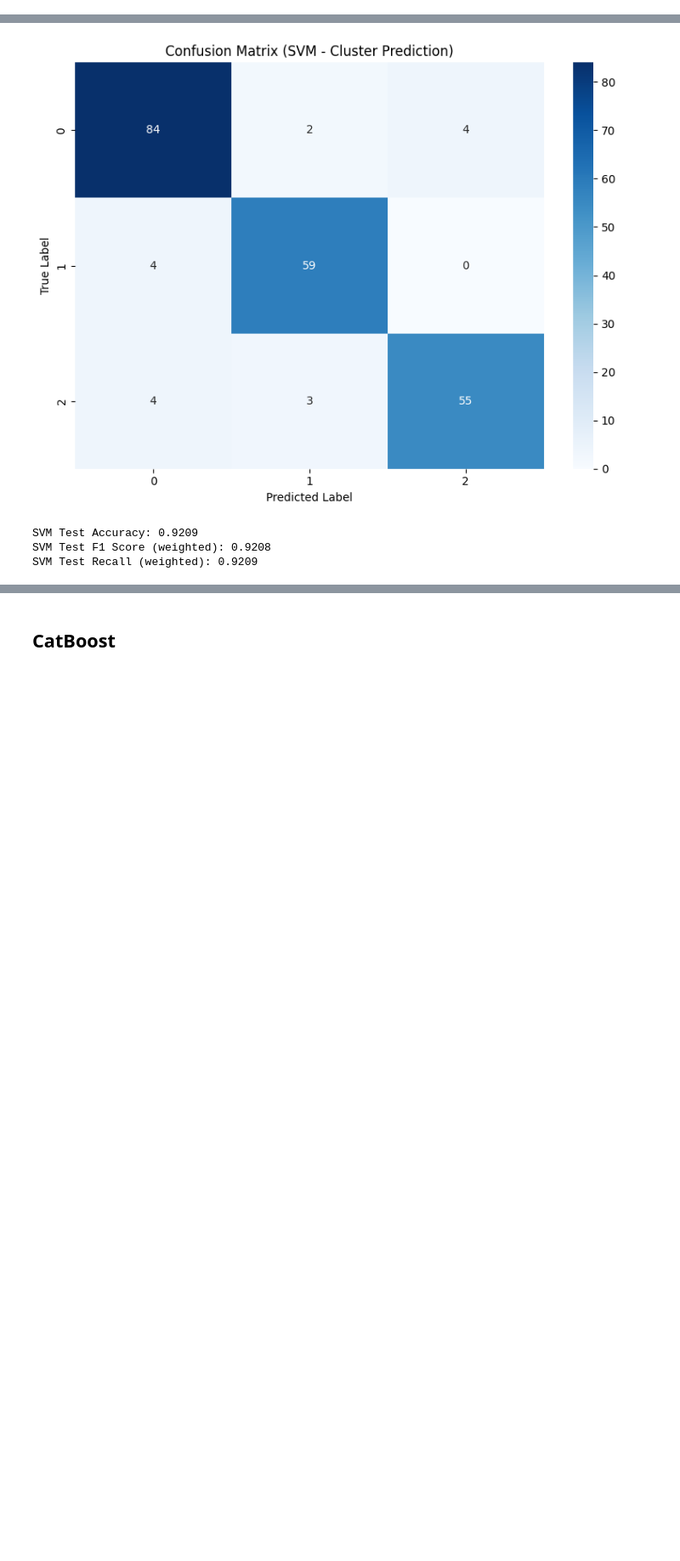
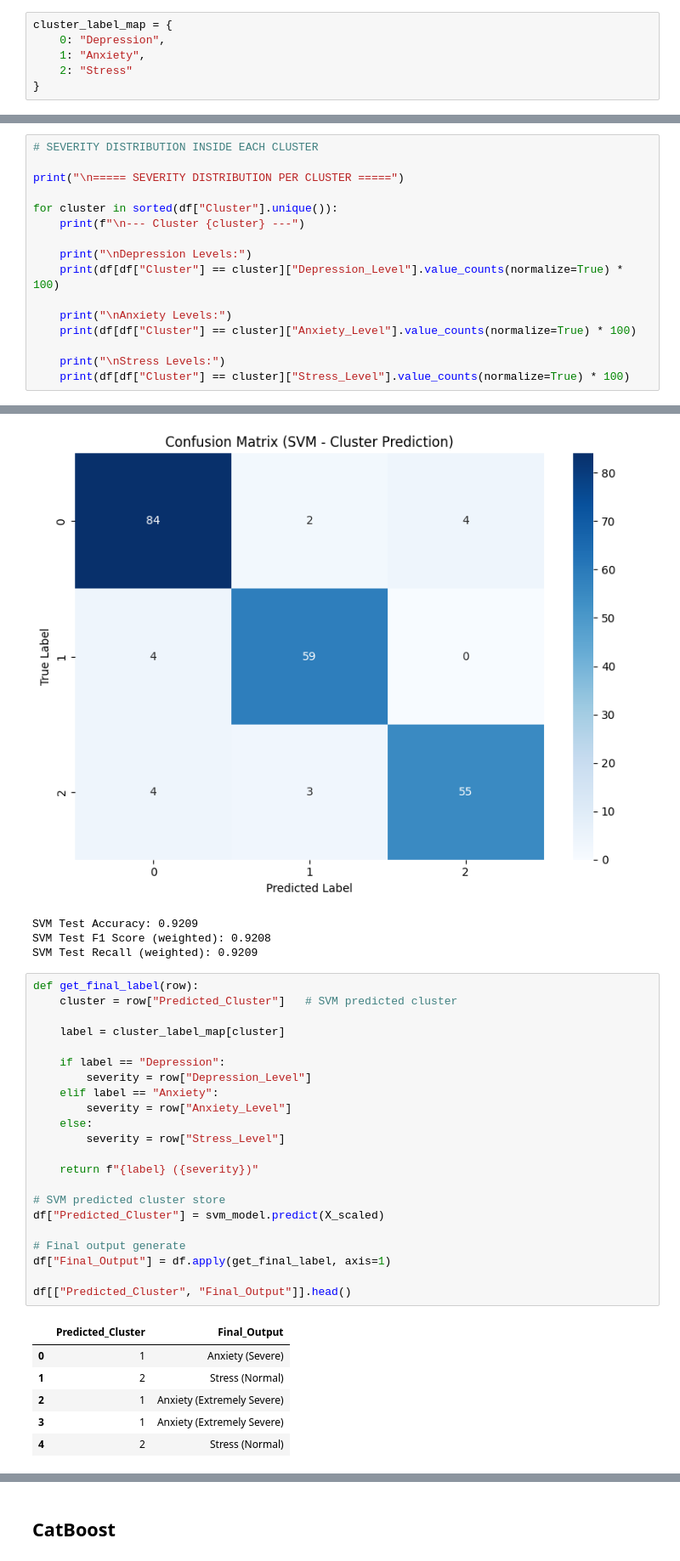
Before and after one commit to MH-Mehedi06/DASS21, a Jupyter notebook: DASS21.ipynb, the cells around one changed output, grey strips where cells are left out. Shown at 85% size. Cells and saved outputs as stored; diff of their text form; blank space fills up the shorter version.

Commit message:
Update Severity Level

```diff
--- a/DASS21.ipynb
+++ b/DASS21.ipynb
@@ -526,3 +499,9 @@ Cluster 2: Avg Dep=11.5, Anx=12.8, Stress=11.7
+# %%
+cluster_label_map = {
+    0: "Depression",
+    1: "Anxiety",
+    2: "Stress"
+}
 # %% [markdown]
 ## GMM (Gaussian Mixture Model) Clustering
 
@@ -615,3 +594,19 @@ Cluster_GMM
 GMM Cluster 2: Avg Dep=15.3, Anx=15.9, Stress=17.8
 
 GMM Cluster 3: Avg Dep=22.3, Anx=24.0, Stress=21.0
+# %%
+# SEVERITY DISTRIBUTION INSIDE EACH CLUSTER
+
+print("\n===== SEVERITY DISTRIBUTION PER CLUSTER =====")
+
+for cluster in sorted(df["Cluster"].unique()):
+    print(f"\n--- Cluster {cluster} ---")
+
+    print("\nDepression Levels:")
+    print(df[df["Cluster"] == cluster]["Depression_Level"].value_counts(normalize=True) * 100)
+
+    print("\nAnxiety Levels:")
+    print(df[df["Cluster"] == cluster]["Anxiety_Level"].value_counts(normalize=True) * 100)
+
+    print("\nStress Levels:")
+    print(df[df["Cluster"] == cluster]["Stress_Level"].value_counts(normalize=True) * 100)
@@ -998,6 +1047,35 @@ weighted avg       0.92      0.92      0.92       215
 SVM Test Accuracy: 0.9209
 SVM Test F1 Score (weighted): 0.9208
 SVM Test Recall (weighted): 0.9209
+# %%
+def get_final_label(row):
+    cluster = row["Predicted_Cluster"]   # SVM predicted cluster
+
+    label = cluster_label_map[cluster]
+
+    if label == "Depression":
+        severity = row["Depression_Level"]
+    elif label == "Anxiety":
+        severity = row["Anxiety_Level"]
+    else:
+        severity = row["Stress_Level"]
+
+    return f"{label} ({severity})"
+
+# SVM predicted cluster store
+df["Predicted_Cluster"] = svm_model.predict(X_scaled)
+
+# Final output generate
+df["Final_Output"] = df.apply(get_final_label, axis=1)
+
+df[["Predicted_Cluster", "Final_Output"]].head()
+# %% [output]
+|  | Predicted_Cluster | Final_Output |
+| 0 | 1 | Anxiety (Severe) |
+| 1 | 2 | Stress (Normal) |
+| 2 | 1 | Anxiety (Extremely Severe) |
+| 3 | 1 | Anxiety (Extremely Severe) |
+| 4 | 2 | Stress (Normal) |
 # %%
 # If not installed yet, run once in a separate cell:
 # !pip install xgboost
```
Also changed, not shown: parts of 9 cells of this notebook, 3 other files.
